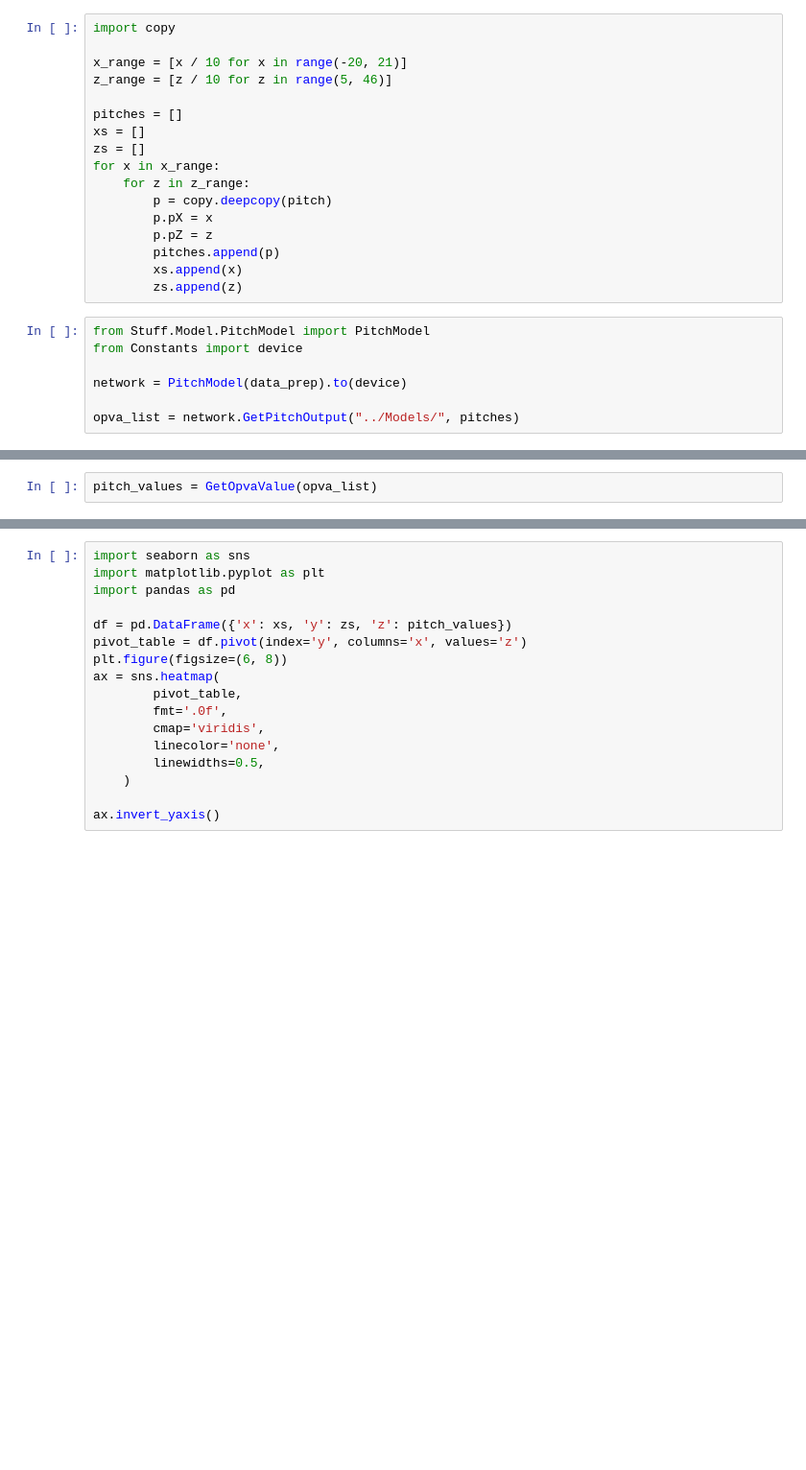
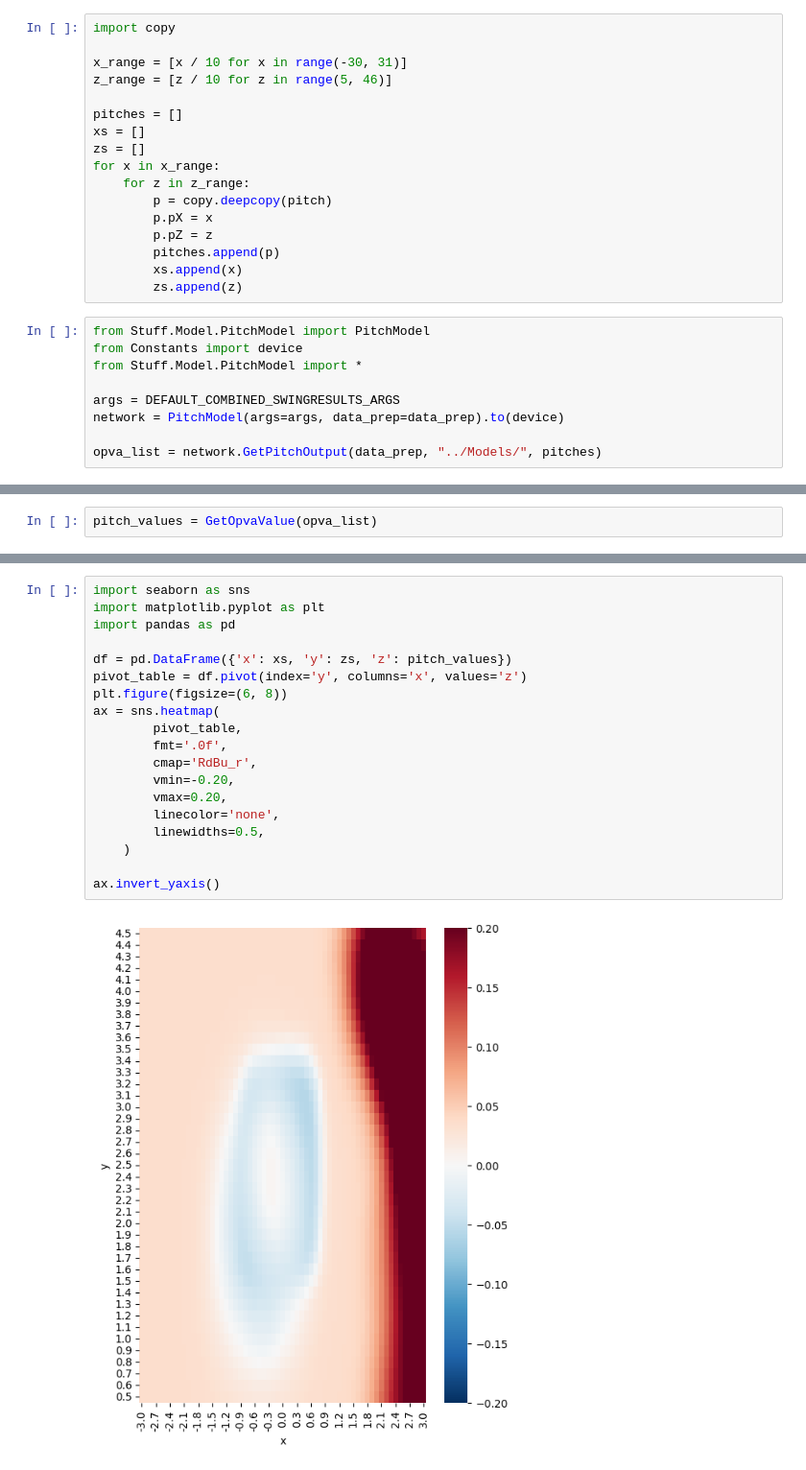
Before and after one commit to nitzryan/CrystalDiamond, a Jupyter notebook: BaseballModels/PitchModel/DevTesting/pitchLocationGrid.ipynb, the cells around one changed output, grey strips where cells are left out. Shown at 96% size. Drawn from its saved outputs; the diff is of its cells as text; blank space fills up the shorter version.

```diff
--- a/BaseballModels/PitchModel/DevTesting/pitchLocationGrid.ipynb
+++ b/BaseballModels/PitchModel/DevTesting/pitchLocationGrid.ipynb
@@ -23,7 +26,7 @@ pitch = DB_PitchStatcast.Select_From_DB(
 # %%
 import copy
 
-x_range = [x / 10 for x in range(-20, 21)]
+x_range = [x / 10 for x in range(-30, 31)]
 z_range = [z / 10 for z in range(5, 46)]
 
 pitches = []
@@ -40,10 +43,12 @@ for x in x_range:
 # %%
 from Stuff.Model.PitchModel import PitchModel
 from Constants import device
+from Stuff.Model.PitchModel import *
 
-network = PitchModel(data_prep).to(device)
+args = DEFAULT_COMBINED_SWINGRESULTS_ARGS
+network = PitchModel(args=args, data_prep=data_prep).to(device)
 
-opva_list = network.GetPitchOutput("../Models/", pitches)
+opva_list = network.GetPitchOutput(data_prep, "../Models/", pitches)
 # %%
 runExpectancyMatrix = DB_RunExpectancyMatrix.Select_From_DB(
     cursor=cursor,
@@ -79,17 +88,21 @@ opva_list[len(opva_list) // 2].combinedCalledStrike
 # %%
 import seaborn as sns
 import matplotlib.pyplot as plt
 import pandas as pd
 
 df = pd.DataFrame({'x': xs, 'y': zs, 'z': pitch_values})
 pivot_table = df.pivot(index='y', columns='x', values='z')
 plt.figure(figsize=(6, 8))
 ax = sns.heatmap(
         pivot_table,
         fmt='.0f',
-        cmap='viridis',
+        cmap='RdBu_r',
+        vmin=-0.20,
+        vmax=0.20,
         linecolor='none',
         linewidths=0.5,
     )
 
 ax.invert_yaxis()
+# %% [output]
+[figure, added]
```
Also changed, not shown: parts of 3 cells of this notebook, 8 other files.
